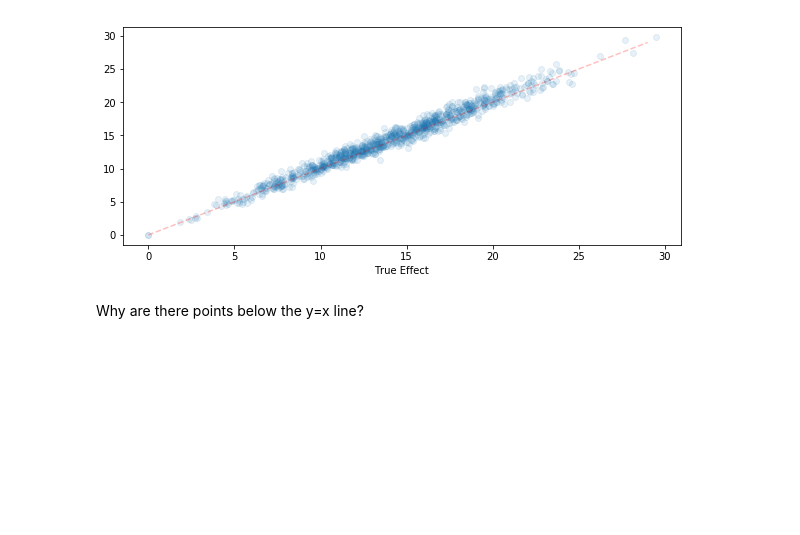
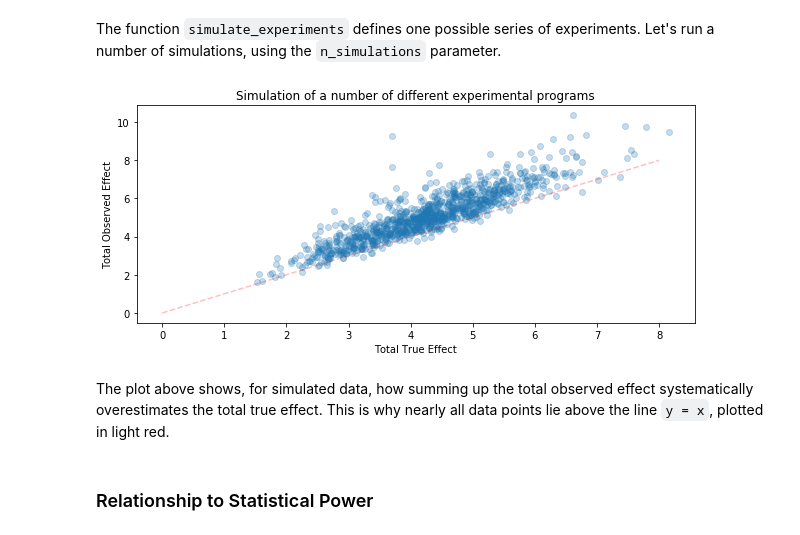
Before and after one commit to IwanThomas/blog_posts, a Jupyter notebook: winners_curse.ipynb, the cells around one changed output. Saved outputs shown, nothing was run; the diff lists cells and outputs as text; code cells hidden in the pictures; blank space fills up the shorter version.

Commit message:
Extend analysis to discuss the effect of low power on winner's curse

```diff
--- a/winners_curse.ipynb
+++ b/winners_curse.ipynb
@@ -27,12 +27,16 @@ from scipy.stats import norm
 # %%
 class Experiment:
-    def __init__(self, true_effect, sd=1, n=10):
+    def __init__(self, true_effect, sd, n):
         self.true_effect = true_effect
         self.sd = sd
-        observations = norm.rvs(true_effect, sd, n)
+        self.n = n # sample size
+
+        observations = stats.norm.rvs(true_effect, sd, n)
         self.observed_effect = np.average(observations)
 
     def is_significant(self):
+        # one sample t-test
         # null hypothesis is no true effect
         # alpha value of 0.05 has t_crit of 1.96 for two-sided t-test
-        return True if self.observed_effect / self.sd > 1.96 else False
+        se = self.sd / np.sqrt(self.n)
+        return True if self.observed_effect / se > 1.96 else False
@@ -39,20 +49,24 @@ class Experiment:
 # %%
-def simulate_experiments(n_experiments=10):
+def simulate_experiments(n_experiments, n):
+    tes = stats.norm(loc=.2, scale=.2).rvs(size=n_experiments)   # true effects
+    sds = stats.invgamma(a=3, scale=1).rvs(size=n_experiments)   # standard deviations
 
-    # generate a selection of random normally distributed true effects
-    true_effects = np.random.normal(loc=2, scale=1, size=n_experiments)
+    experiments = [Experiment(true_effect=te, sd=sd, n=n) for te, sd in zip(tes, sds)]
 
-    experiments = [Experiment(true_effect) for true_effect in true_effects]
     significant = [e for e in experiments if e.is_significant()]
     total_true_effect = np.sum([s.true_effect for s in significant])
     total_observed_effect = np.sum([s.observed_effect for s in significant])
 
-    return (total_true_effect, total_observed_effect)
+    return total_true_effect, total_observed_effect
+# %% [markdown]
+The function `simulate_experiments` defines one possible series of experiments. Let's run a number of simulations, using the `n_simulations` parameter.
 # %%
+n_simulations = 1000
+
 total_true_effects = []
 total_observed_effects = []
-for _ in range(1000):
-    total_true_effect, total_observed_effect = simulate_experiments()
+for _ in range(n_simulations):
+    total_true_effect, total_observed_effect = simulate_experiments(n_experiments=30, n=10)
     total_true_effects.append(total_true_effect)
     total_observed_effects.append(total_observed_effect)
 # %%
@@ -62,13 +76,19 @@ df = pd.DataFrame(index = total_true_effects,
 df.index.name = 'True Effect'
 # %%
 fig, ax = plt.subplots(1,1,figsize=(10,4))
-df.plot(style='o', alpha=0.1, ax=ax)
+df.plot(style='o', alpha=0.25, ax=ax)
 
-# plot an x, y line
+plt.ylabel('Total Observed Effect')
+plt.xlabel('Total True Effect')
+plt.title('Simulation of a number of different experimental programs')
+ax.legend().set_visible(False)
+
+# plot an y = x line
 x = np.linspace(0, int(np.max(total_true_effects)), 100)
-plt.plot(x,x, '--r', alpha=0.25)
-ax.legend().set_visible(False)
+plt.plot(x,x, '--r', alpha=0.25);
 # %% [output]
-[figure, old version]
+[figure, new version]
-# %% [markdown]
-Why are there points below the y=x line?
+# %% [markdown]
+The plot above shows, for simulated data, how summing up the total observed effect systematically overestimates the total true effect. This is why nearly all data points lie above the line `y = x`, plotted in light red.
+# %% [markdown]
+### Relationship to Statistical Power
```
Also changed, not shown: parts of 11 cells of this notebook.
